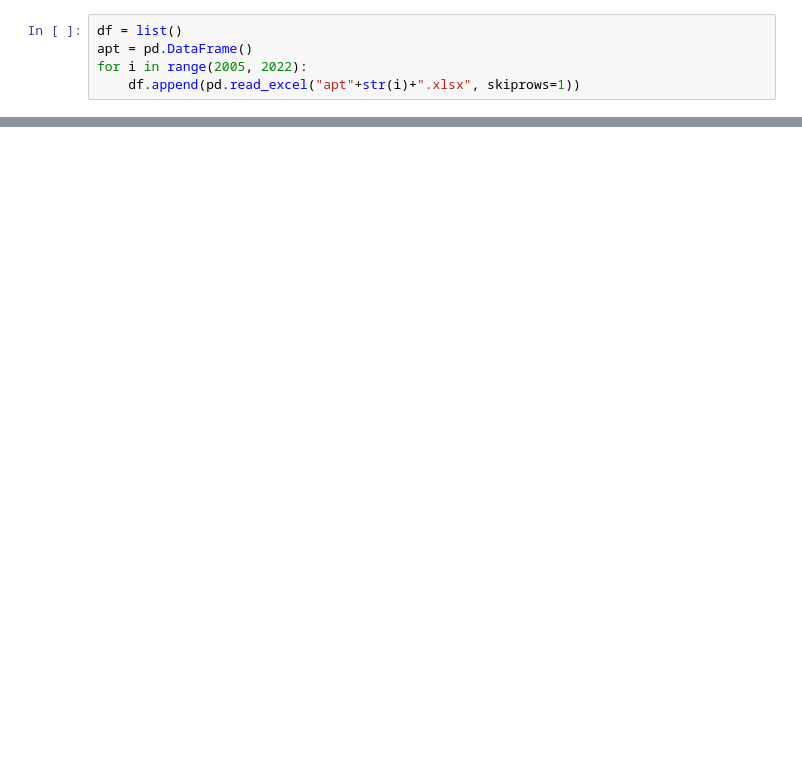
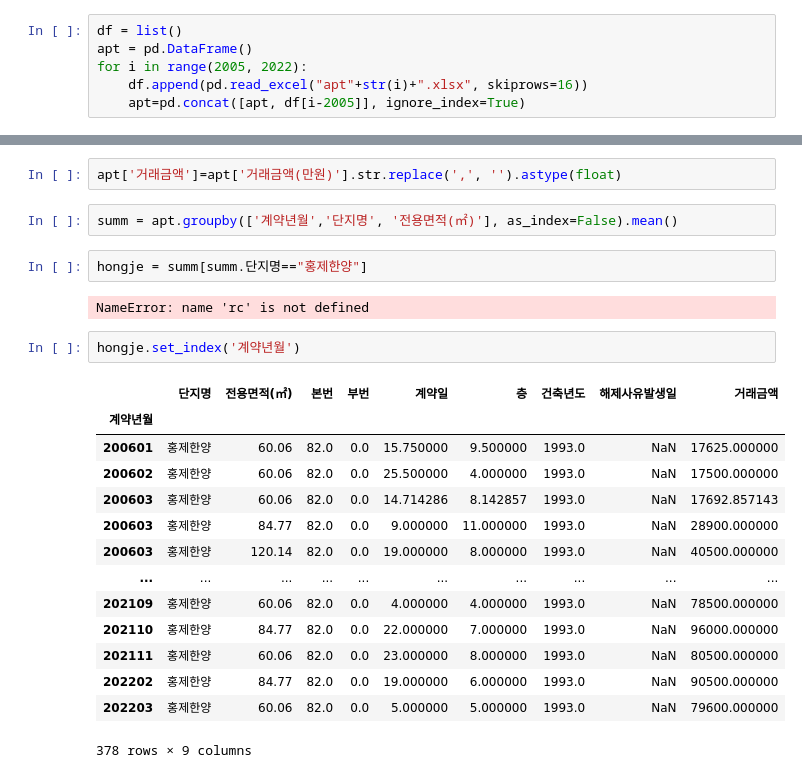
Before and after one commit to harryyang1982/data_tinkering, a Jupyter notebook: apt_seodaemun.ipynb, the cells around one changed output, grey strips where cells are left out. Cells and saved outputs as stored; diff of their text form; blank space fills up the shorter version.

```diff
--- a/apt_seodaemun.ipynb
+++ b/apt_seodaemun.ipynb
@@ -7,4 +11,5 @@ import matplotlib.pyplot as plt
 df = list()
 apt = pd.DataFrame()
 for i in range(2005, 2022):
-    df.append(pd.read_excel("apt"+str(i)+".xlsx", skiprows=1))
+    df.append(pd.read_excel("apt"+str(i)+".xlsx", skiprows=16))
+    apt=pd.concat([apt, df[i-2005]], ignore_index=True)
@@ -30,0 +36,25 @@ df
+# %%
+apt['거래금액']=apt['거래금액(만원)'].str.replace(',', '').astype(float)
+# %%
+summ = apt.groupby(['계약년월','단지명', '전용면적(㎡)'], as_index=False).mean()
+# %%
+hongje = summ[summ.단지명=="홍제한양"]
+# %% [output]
+NameError: name 'rc' is not defined
+# %%
+hongje.set_index('계약년월')
+# %% [output]
+|  | 단지명 | 전용면적(㎡) | 본번 | 부번 | 계약일 | 층 | 건축년도 | 해제사유발생일 | 거래금액 |
+| 계약년월 |  |  |  |  |  |  |  |  |  |
+| 200601 | 홍제한양 | 60.06 | 82.0 | 0.0 | 15.750000 | 9.500000 | 1993.0 | NaN | 17625.000000 |
+| 200602 | 홍제한양 | 60.06 | 82.0 | 0.0 | 25.500000 | 4.000000 | 1993.0 | NaN | 17500.000000 |
+| 200603 | 홍제한양 | 60.06 | 82.0 | 0.0 | 14.714286 | 8.142857 | 1993.0 | NaN | 17692.857143 |
+| 200603 | 홍제한양 | 84.77 | 82.0 | 0.0 | 9.000000 | 11.000000 | 1993.0 | NaN | 28900.000000 |
+| 200603 | 홍제한양 | 120.14 | 82.0 | 0.0 | 19.000000 | 8.000000 | 1993.0 | NaN | 40500.000000 |
+| ... | ... | ... | ... | ... | ... | ... | ... | ... | ... |
+| 202109 | 홍제한양 | 60.06 | 82.0 | 0.0 | 4.000000 | 4.000000 | 1993.0 | NaN | 78500.000000 |
+| 202110 | 홍제한양 | 84.77 | 82.0 | 0.0 | 22.000000 | 7.000000 | 1993.0 | NaN | 96000.000000 |
+| 202111 | 홍제한양 | 60.06 | 82.0 | 0.0 | 23.000000 | 8.000000 | 1993.0 | NaN | 80500.000000 |
+| 202202 | 홍제한양 | 84.77 | 82.0 | 0.0 | 19.000000 | 6.000000 | 1993.0 | NaN | 90500.000000 |
+| 202203 | 홍제한양 | 60.06 | 82.0 | 0.0 | 5.000000 | 5.000000 | 1993.0 | NaN | 79600.000000 |
+378 rows × 9 columns
```
Also changed, not shown: parts of 12 cells of this notebook.
